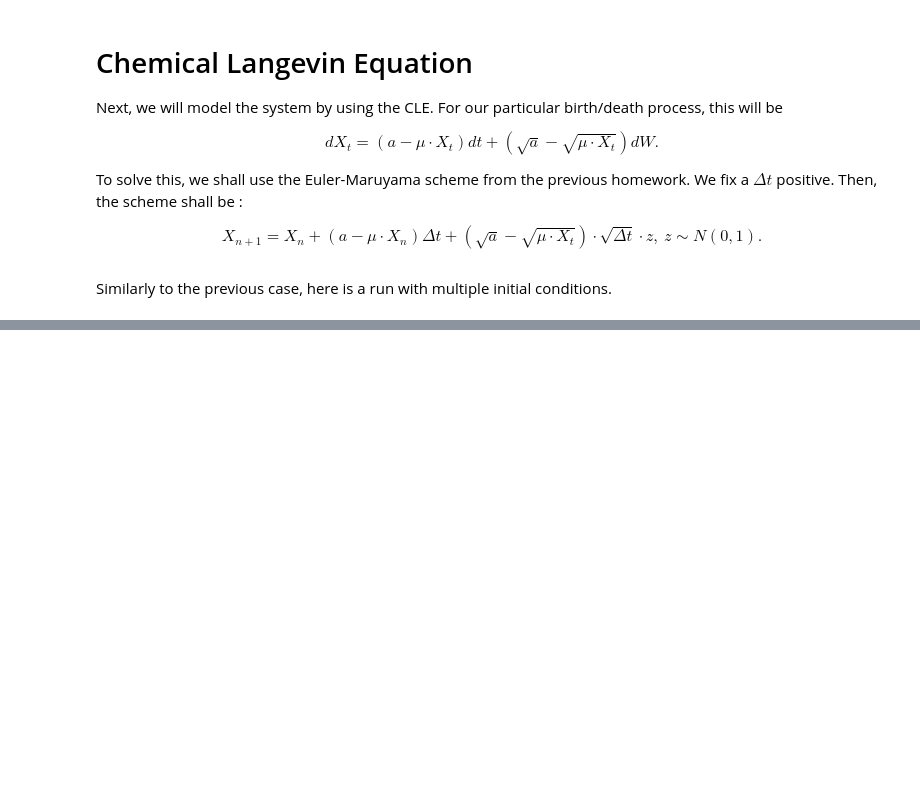
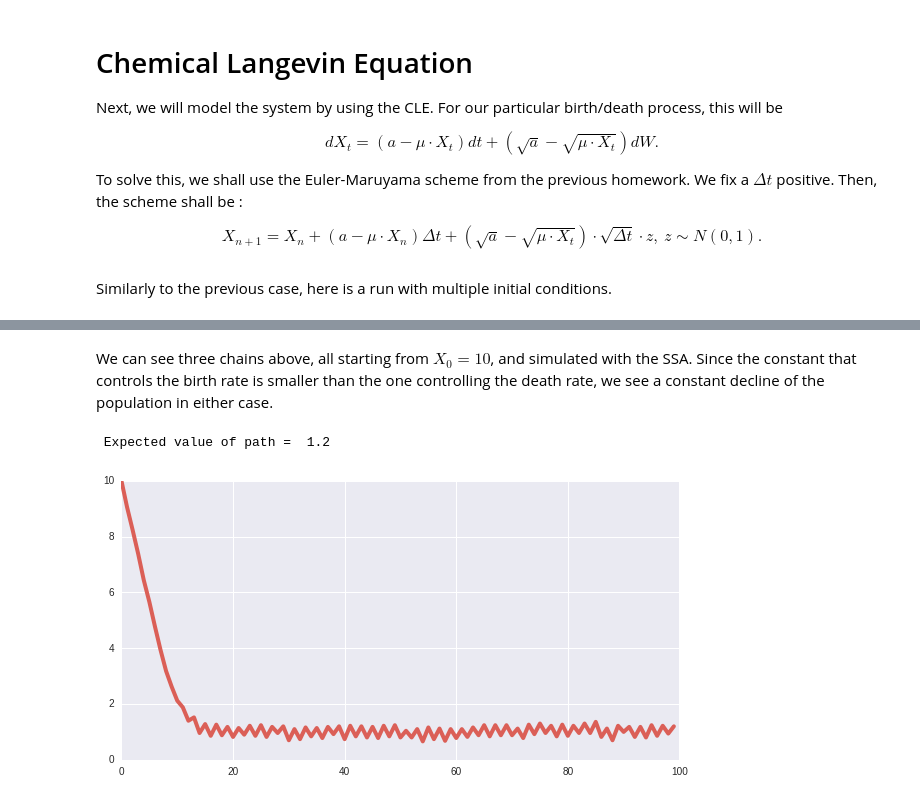
Before and after one commit to kgourgou/stoch-algo-variational-inference, a Jupyter notebook: ipython_notebooks/reactions.ipynb, the cells around one changed output, grey strips where cells are left out. Cells and saved outputs as stored; diff of their text form; code cells hidden in the pictures; blank space fills up the shorter version.

```diff
--- a/ipython_notebooks/reactions.ipynb
+++ b/ipython_notebooks/reactions.ipynb
@@ -164,0 +181,19 @@ array([ 1.09461061,  1.11728208, -0.00708634, -0.02600881])
+# %% [markdown]
+We can see three chains above, all starting from $X_0=10$, and simulated with the SSA. Since the constant that controls the birth rate is smaller than the one controlling the death rate, we see a constant decline of the population in either case.
+# %%
+npaths = 100
+nsteps = 100
+
+path = np.zeros([npaths,nsteps])
+for i in xrange(npaths):
+    path[i,:], _ = SSA(xinit=10,nsteps=nsteps)
+
+
+mean_of_paths = np.mean(path,axis=0)
+
+pl.plot(mean_of_paths, linewidth=4)
+
+print 'Expected value of path = ', mean_of_paths[nsteps-1]
+# %% [output]
+ Expected value of path =  1.2
+[figure, added]
```
Also changed, not shown: parts of 8 cells of this notebook.
